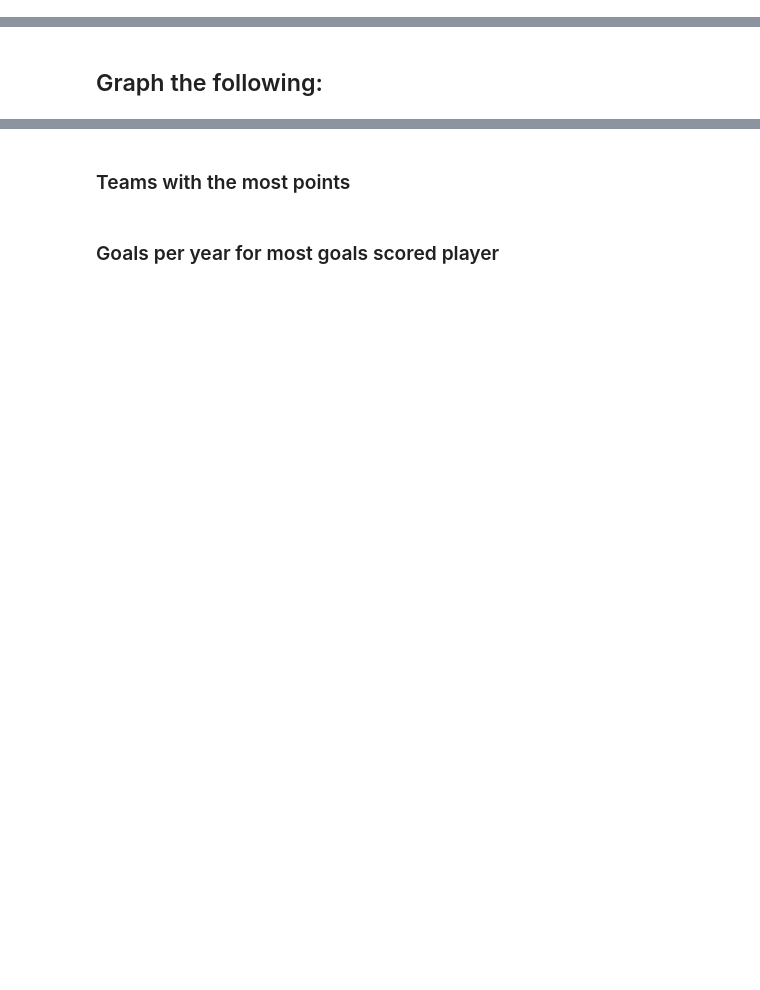
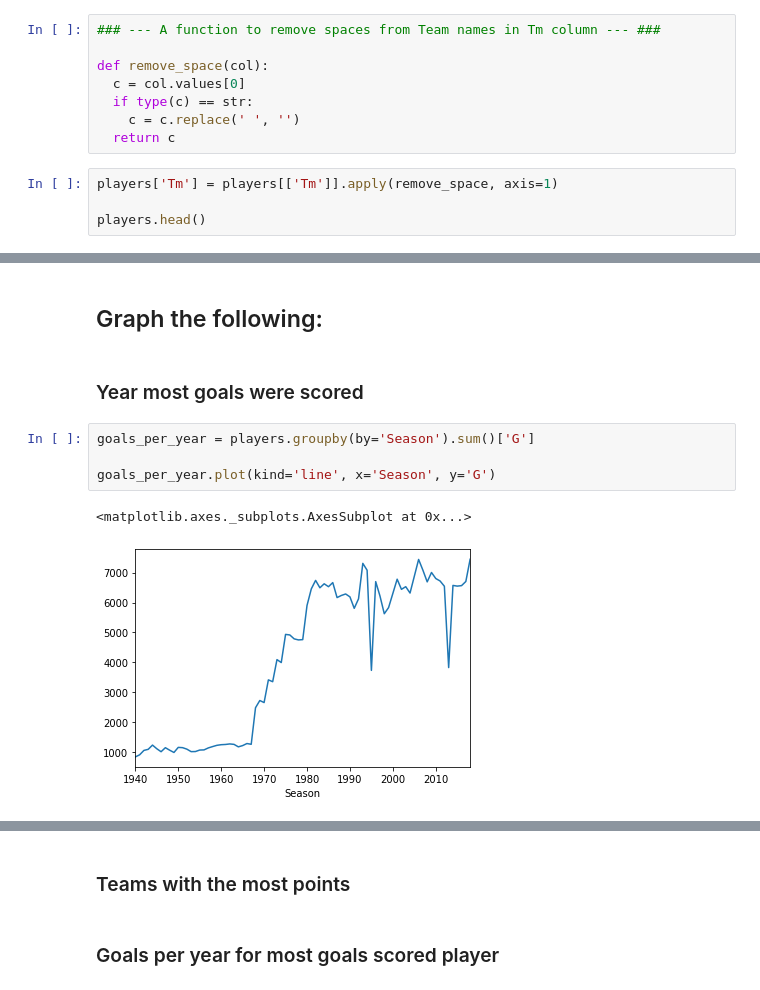
Before and after one commit to deez79/GA_Python_FinalProject, a Jupyter notebook: nhl_player_stats_project.ipynb, the cells around one changed output, grey strips where cells are left out. Saved outputs shown, nothing was run; the diff lists cells and outputs as text; blank space fills up the shorter version.

Commit message:
I got most of the data cleaned, and have answered most of the questions I had.  Working on the plotting.

```diff
--- a/nhl_player_stats_project.ipynb
+++ b/nhl_player_stats_project.ipynb
@@ -128,0 +128,12 @@ dtype: object
+# %%
+### --- A function to remove spaces from Team names in Tm column --- ###
+
+def remove_space(col):
+  c = col.values[0]
+  if type(c) == str:
+    c = c.replace(' ', '')
+  return c
+# %%
+players['Tm'] = players[['Tm']].apply(remove_space, axis=1)
+
+players.head()
@@ -268,2 +360,11 @@ players[['Player', 'Tm','Season', 'GP']].sort_values(by = 'GP', ascending=False)
 # %% [markdown]
 ## Graph the following:
+# %% [markdown]
+### Year most goals were scored
+# %%
+goals_per_year = players.groupby(by='Season').sum()['G']
+
+goals_per_year.plot(kind='line', x='Season', y='G')
+# %% [output]
+<matplotlib.axes._subplots.AxesSubplot at 0x...>
+[figure, added]
```
Also changed, not shown: parts of 42 cells of this notebook.
